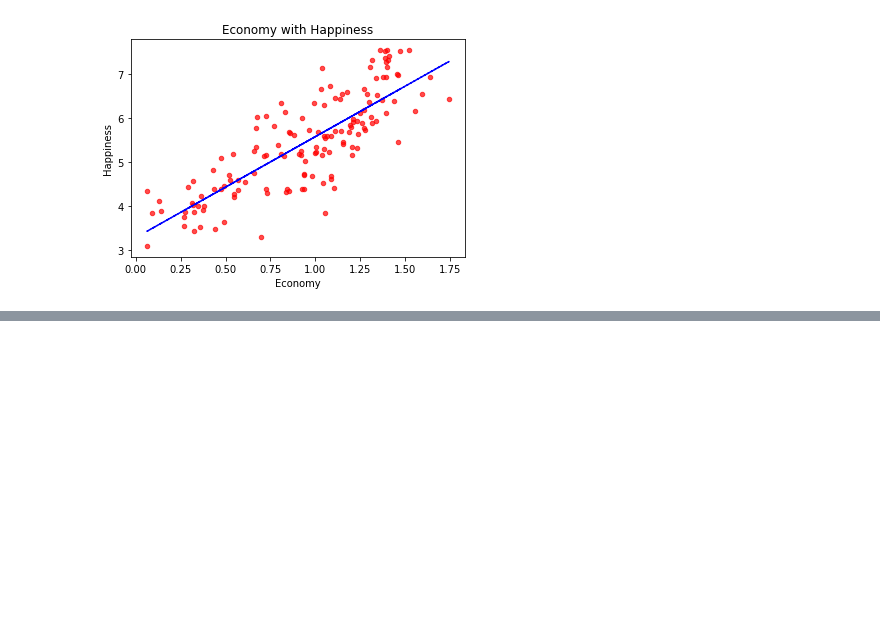
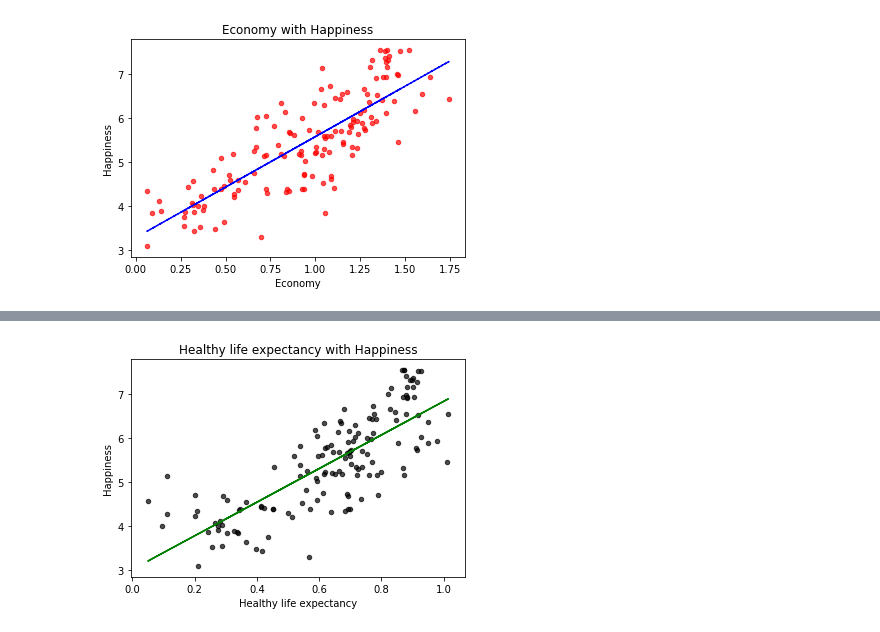
Before and after one commit to jcook25/project-one, a Jupyter notebook: Tammy.ipynb, the cells around one changed output, grey strips where cells are left out. Drawn from its saved outputs; the diff is of its cells as text; code cells hidden in the pictures; blank space fills up the shorter version.

```diff
--- a/Tammy.ipynb
+++ b/Tammy.ipynb
@@ -458,0 +459,16 @@ plt.show()
+# %%
+xdata = df_all["average_health_all"]
+# (slope,intercept,_,_,_) = stats.linregress("average_GDP_all","average_happiness_score_all")
+ydata = df_all["average_happiness_score_all"]
+
+(slope,intercept,_,_,_) = stats.linregress(xdata,ydata)
+fithealth = slope * xdata + intercept
+
+df_all.plot(kind='scatter', x='average_health_all', y="average_happiness_score_all",alpha = 0.7,color = 'black')
+plt.xlabel('Healthy life expectancy')
+plt.ylabel('Happiness')
+plt.title('Healthy life expectancy with Happiness')
+plt.plot(xdata, fithealth, "G")
+plt.show()
+# %% [output]
+[figure, added]
```
Also changed, not shown: parts of 3 cells of this notebook.
